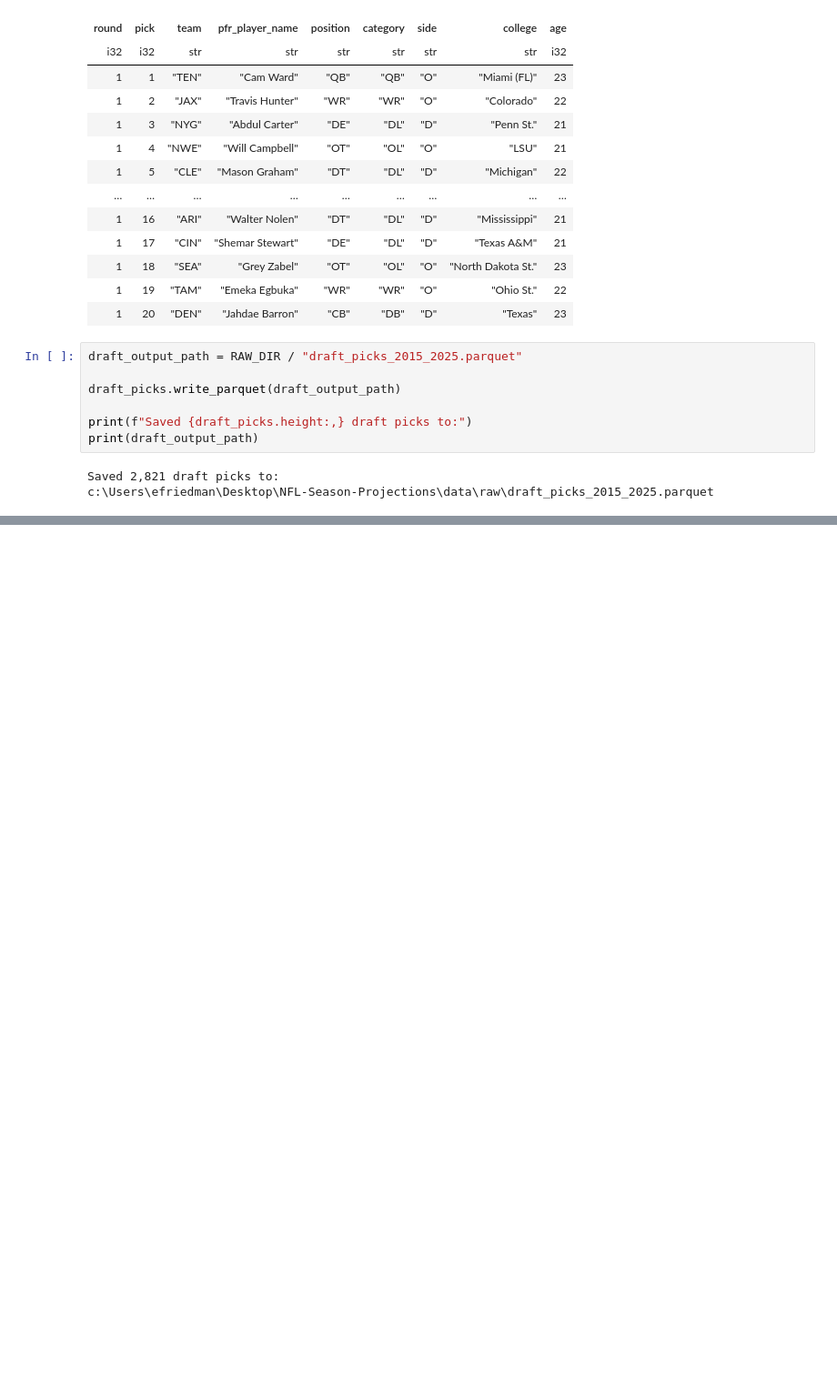
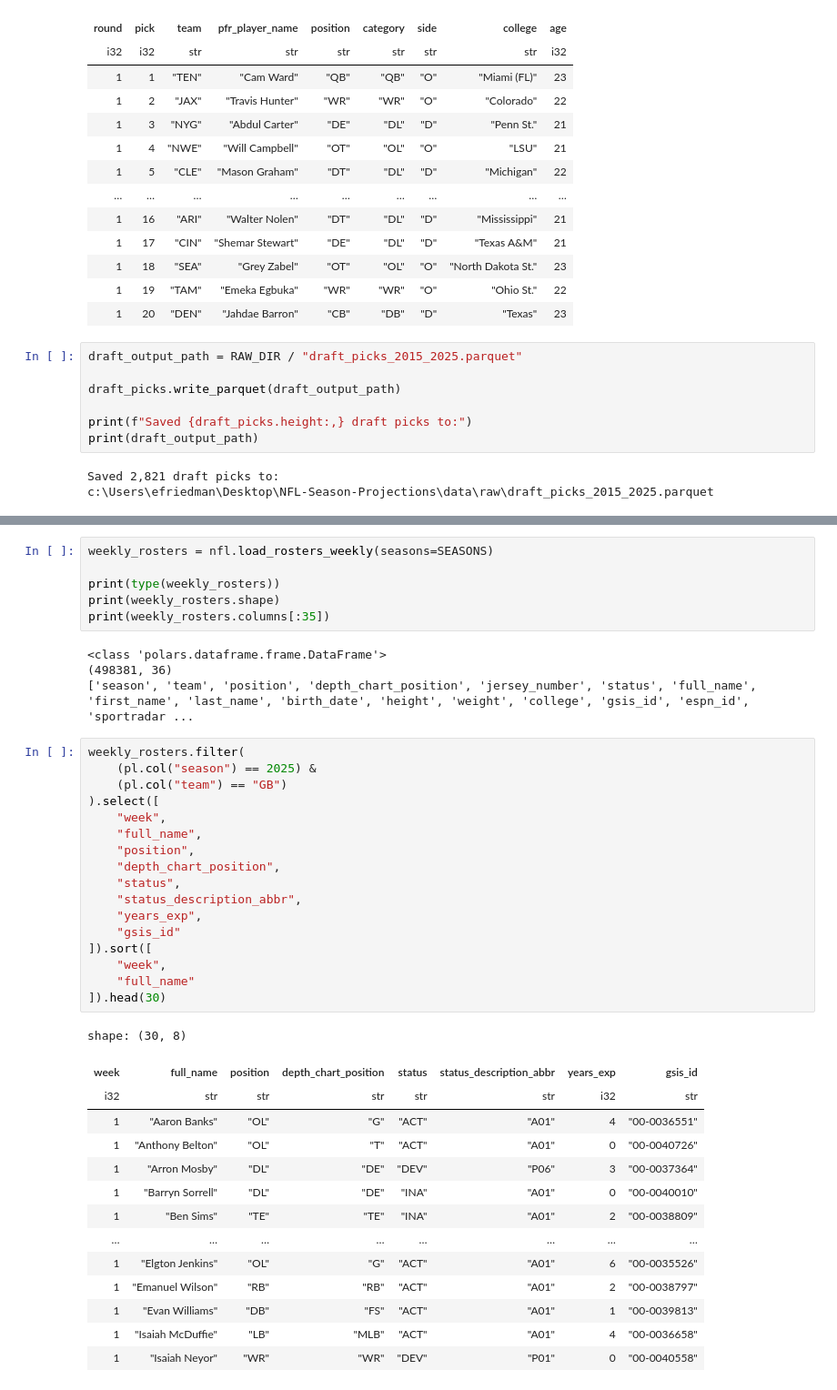
Before and after one commit to ethanfr10/NFL-Season-Projections, a Jupyter notebook: notebooks/01_Data_Collection.ipynb, the cells around one changed output, grey strips where cells are left out. Shown at 91% size. Cells and saved outputs as stored; diff of their text form; blank space fills up the shorter version.

```diff
--- a/notebooks/01_Data_Collection.ipynb
+++ b/notebooks/01_Data_Collection.ipynb
@@ -627,0 +768,42 @@ Injuries will be treated as context rather than assumed to be perfectly predicta
+# %%
+weekly_rosters = nfl.load_rosters_weekly(seasons=SEASONS)
+
+print(type(weekly_rosters))
+print(weekly_rosters.shape)
+print(weekly_rosters.columns[:35])
+# %% [output]
+<class 'polars.dataframe.frame.DataFrame'>
+(498381, 36)
+['season', 'team', 'position', 'depth_chart_position', 'jersey_number', 'status', 'full_name', 'first_name', 'last_name', 'birth_date', 'height', 'weight', 'college', 'gsis_id', 'espn_id', 'sportradar ...
+# %%
+weekly_rosters.filter(
+    (pl.col("season") == 2025) &
+    (pl.col("team") == "GB")
+).select([
+    "week",
+    "full_name",
+    "position",
+    "depth_chart_position",
+    "status",
+    "status_description_abbr",
+    "years_exp",
+    "gsis_id"
+]).sort([
+    "week",
+    "full_name"
+]).head(30)
+# %% [output]
+shape: (30, 8)
+| week | full_name | position | depth_chart_position | status | status_description_abbr | years_exp | gsis_id |
+| i32 | str | str | str | str | str | i32 | str |
+| 1 | "Aaron Banks" | "OL" | "G" | "ACT" | "A01" | 4 | "00-0036551" |
+| 1 | "Anthony Belton" | "OL" | "T" | "ACT" | "A01" | 0 | "00-0040726" |
+| 1 | "Arron Mosby" | "DL" | "DE" | "DEV" | "P06" | 3 | "00-0037364" |
+| 1 | "Barryn Sorrell" | "DL" | "DE" | "INA" | "A01" | 0 | "00-0040010" |
+| 1 | "Ben Sims" | "TE" | "TE" | "INA" | "A01" | 2 | "00-0038809" |
+| … | … | … | … | … | … | … | … |
+| 1 | "Elgton Jenkins" | "OL" | "G" | "ACT" | "A01" | 6 | "00-0035526" |
+| 1 | "Emanuel Wilson" | "RB" | "RB" | "ACT" | "A01" | 2 | "00-0038797" |
+| 1 | "Evan Williams" | "DB" | "FS" | "ACT" | "A01" | 1 | "00-0039813" |
+| 1 | "Isaiah McDuffie" | "LB" | "MLB" | "ACT" | "A01" | 4 | "00-0036658" |
+| 1 | "Isaiah Neyor" | "WR" | "WR" | "DEV" | "P01" | 0 | "00-0040558" |
```
Also changed, not shown: parts of 30 cells of this notebook, 6 other files.
